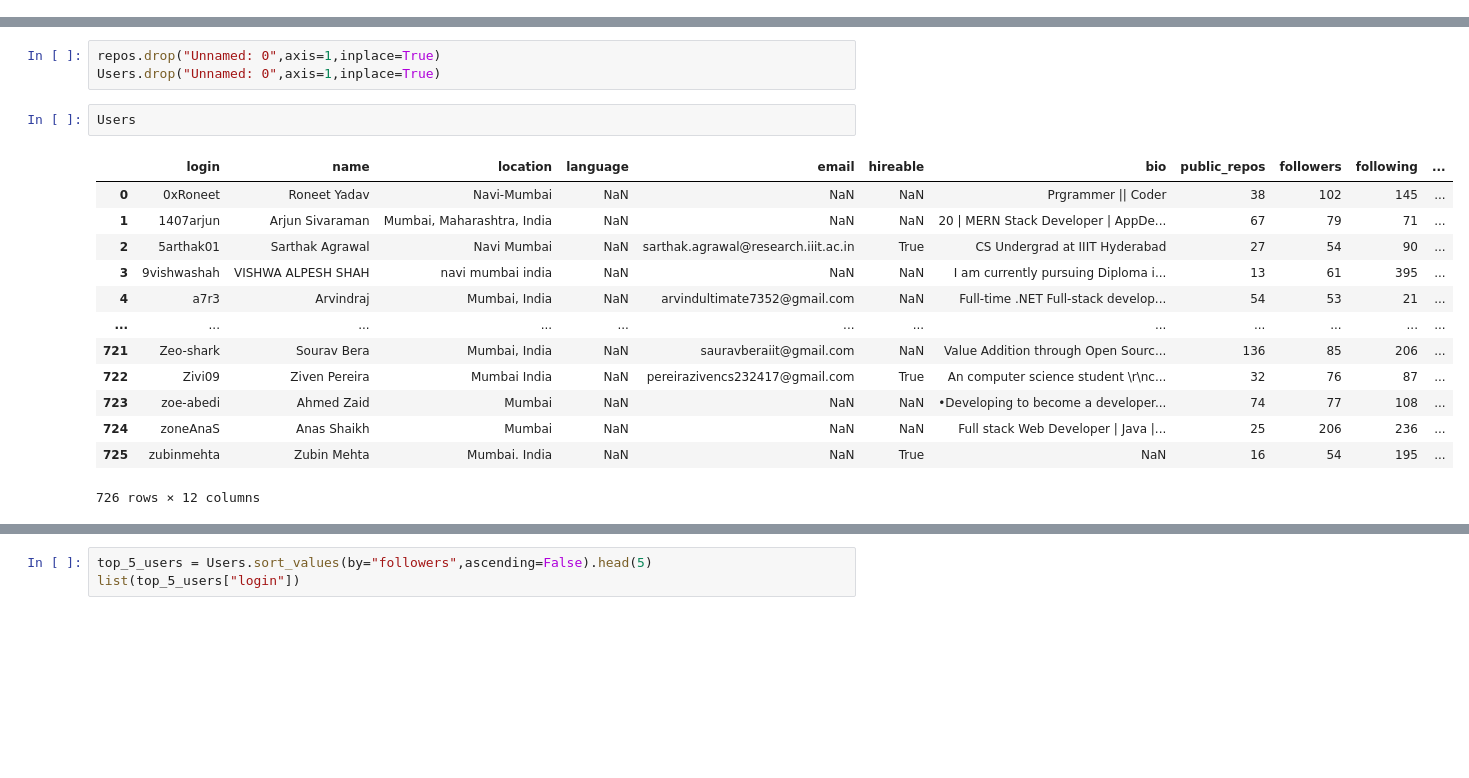
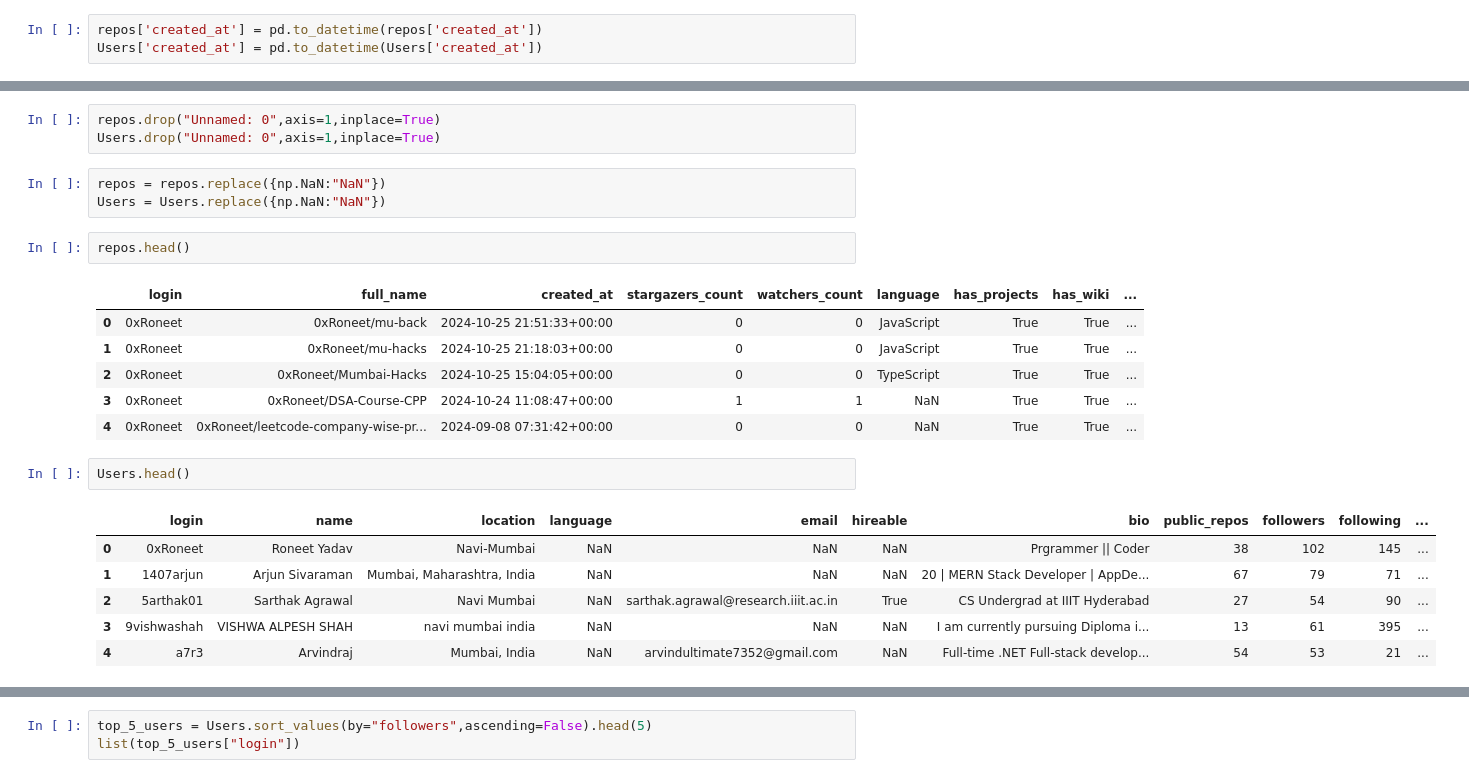
Before and after one commit to rahul-jha-2001/TDS, a Jupyter notebook: analysis.ipynb, the cells around one changed output, grey strips where cells are left out. Cells and saved outputs as stored; diff of their text form; blank space fills up the shorter version.

```diff
--- a/analysis.ipynb
+++ b/analysis.ipynb
@@ -25,0 +53,3 @@ memory usage: 2.4+ MB
+# %%
+repos['created_at'] = pd.to_datetime(repos['created_at'])
+Users['created_at'] = pd.to_datetime(Users['created_at'])
@@ -26,19 +79,24 @@ memory usage: 2.4+ MB
 # %%
 repos.drop("Unnamed: 0",axis=1,inplace=True)
 Users.drop("Unnamed: 0",axis=1,inplace=True)
+# %%
+repos = repos.replace({np.NaN:"NaN"})
+Users = Users.replace({np.NaN:"NaN"})
+# %%
+repos.head()
+# %% [output]
+|  | login | full_name | created_at | stargazers_count | watchers_count | language | has_projects | has_wiki | ... |
+| 0 | 0xRoneet | 0xRoneet/mu-back | 2024-10-25 21:51:33+00:00 | 0 | 0 | JavaScript | True | True | ... |
+| 1 | 0xRoneet | 0xRoneet/mu-hacks | 2024-10-25 21:18:03+00:00 | 0 | 0 | JavaScript | True | True | ... |
+| 2 | 0xRoneet | 0xRoneet/Mumbai-Hacks | 2024-10-25 15:04:05+00:00 | 0 | 0 | TypeScript | True | True | ... |
+| 3 | 0xRoneet | 0xRoneet/DSA-Course-CPP | 2024-10-24 11:08:47+00:00 | 1 | 1 | NaN | True | True | ... |
+| 4 | 0xRoneet | 0xRoneet/leetcode-company-wise-pr... | 2024-09-08 07:31:42+00:00 | 0 | 0 | NaN | True | True | ... |
 # %%
-Users
+Users.head()
 # %% [output]
 |  | login | name | location | language | email | hireable | bio | public_repos | followers | following | ... |
 | 0 | 0xRoneet | Roneet Yadav | Navi-Mumbai | NaN | NaN | NaN | Prgrammer || Coder | 38 | 102 | 145 | ... |
 | 1 | 1407arjun | Arjun Sivaraman | Mumbai, Maharashtra, India | NaN | NaN | NaN | 20 | MERN Stack Developer | AppDe... | 67 | 79 | 71 | ... |
 | 2 | 5arthak01 | Sarthak Agrawal | Navi Mumbai | NaN | sarthak.agrawal@research.iiit.ac.in | True | CS Undergrad at IIIT Hyderabad | 27 | 54 | 90 | ... |
 | 3 | 9vishwashah | VISHWA ALPESH SHAH | navi mumbai india | NaN | NaN | NaN | I am currently pursuing Diploma i... | 13 | 61 | 395 | ... |
 | 4 | a7r3 | Arvindraj | Mumbai, India | NaN | arvindultimate7352@gmail.com | NaN | Full-time .NET Full-stack develop... | 54 | 53 | 21 | ... |
-| ... | ... | ... | ... | ... | ... | ... | ... | ... | ... | ... | ... |
-| 721 | Zeo-shark | Sourav Bera | Mumbai, India | NaN | sauravberaiit@gmail.com | NaN | Value Addition through Open Sourc... | 136 | 85 | 206 | ... |
-| 722 | Zivi09 | Ziven Pereira | Mumbai India | NaN | pereirazivencs232417@gmail.com | True | An computer science student \r\nc... | 32 | 76 | 87 | ... |
-| 723 | zoe-abedi | Ahmed Zaid | Mumbai | NaN | NaN | NaN | •Developing to become a developer... | 74 | 77 | 108 | ... |
-| 724 | zoneAnaS | Anas Shaikh | Mumbai | NaN | NaN | NaN | Full stack Web Developer | Java |... | 25 | 206 | 236 | ... |
-| 725 | zubinmehta | Zubin Mehta | Mumbai. India | NaN | NaN | True | NaN | 16 | 54 | 195 | ... |
-726 rows × 12 columns
```
Also changed, not shown: parts of 45 cells of this notebook.
